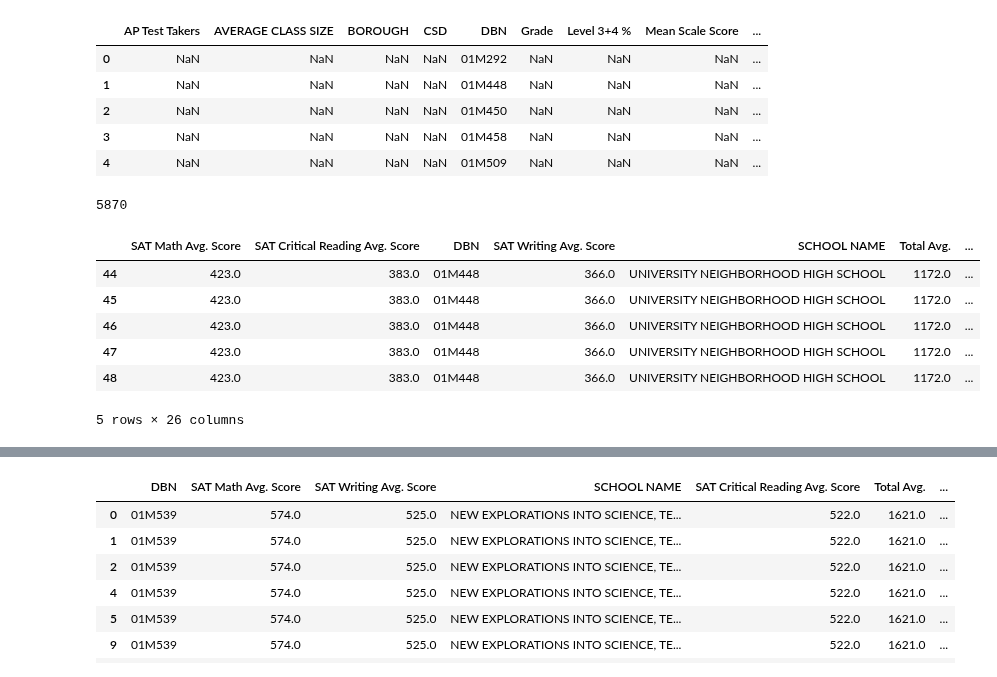
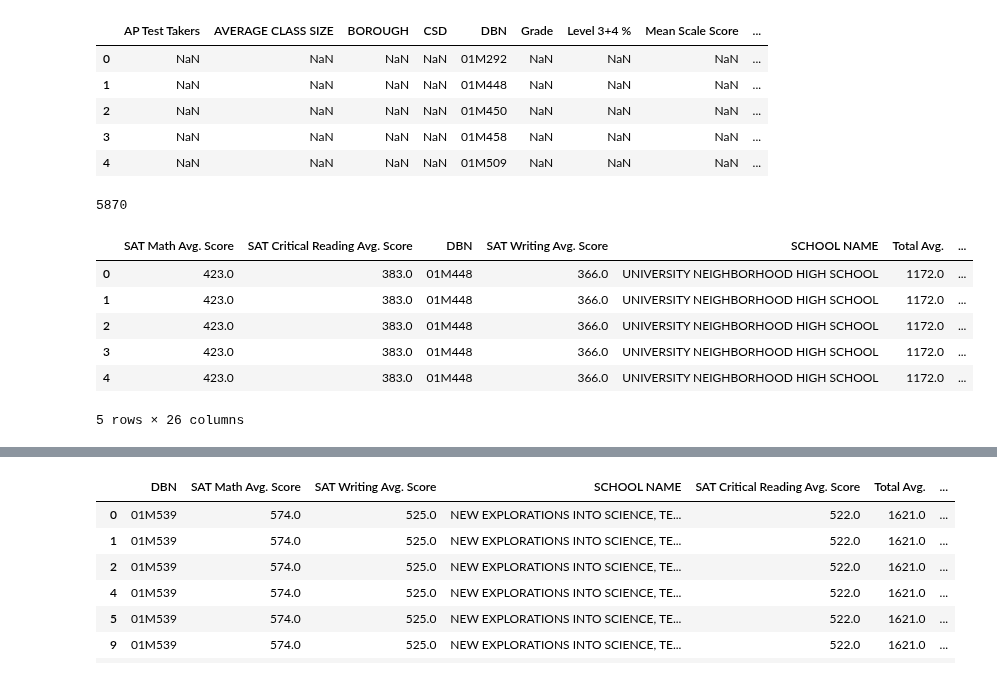
Before and after one commit to ckyko/CSC59970Project, a Jupyter notebook: school_scores.ipynb, the cells around one changed output, grey strips where cells are left out. Cells and saved outputs as stored; diff of their text form; code cells hidden in the pictures.

```diff
--- a/school_scores.ipynb
+++ b/school_scores.ipynb
@@ -400,18 +400,22 @@ comb.head()
 | 4 | NaN | NaN | NaN | NaN | 01M509 | NaN | NaN | NaN | ... |
 # %%
 comb = pd.merge(sat, sub_sch_grade, how = 'inner', on='DBN')
+comb = comb.dropna()
+comb = comb.drop_duplicates()
 comb = pd.merge(comb, sub_demo, how = 'inner', on = 'DBN')
+comb = comb.dropna()
+comb = comb.drop_duplicates()
 comb = pd.merge(comb, cl_size, how = 'inner', on = 'DBN')
 comb = comb.dropna()
 comb = comb.drop_duplicates()
 print(len(comb))
 comb.head()
 # %% [output]
 5870
 |  | SAT Math Avg. Score | SAT Critical Reading Avg. Score | DBN | SAT Writing Avg. Score | SCHOOL NAME | Total Avg. | ... |
-| 44 | 423.0 | 383.0 | 01M448 | 366.0 | UNIVERSITY NEIGHBORHOOD HIGH SCHOOL | 1172.0 | ... |
-| 45 | 423.0 | 383.0 | 01M448 | 366.0 | UNIVERSITY NEIGHBORHOOD HIGH SCHOOL | 1172.0 | ... |
-| 46 | 423.0 | 383.0 | 01M448 | 366.0 | UNIVERSITY NEIGHBORHOOD HIGH SCHOOL | 1172.0 | ... |
-| 47 | 423.0 | 383.0 | 01M448 | 366.0 | UNIVERSITY NEIGHBORHOOD HIGH SCHOOL | 1172.0 | ... |
-| 48 | 423.0 | 383.0 | 01M448 | 366.0 | UNIVERSITY NEIGHBORHOOD HIGH SCHOOL | 1172.0 | ... |
+| 0 | 423.0 | 383.0 | 01M448 | 366.0 | UNIVERSITY NEIGHBORHOOD HIGH SCHOOL | 1172.0 | ... |
+| 1 | 423.0 | 383.0 | 01M448 | 366.0 | UNIVERSITY NEIGHBORHOOD HIGH SCHOOL | 1172.0 | ... |
+| 2 | 423.0 | 383.0 | 01M448 | 366.0 | UNIVERSITY NEIGHBORHOOD HIGH SCHOOL | 1172.0 | ... |
+| 3 | 423.0 | 383.0 | 01M448 | 366.0 | UNIVERSITY NEIGHBORHOOD HIGH SCHOOL | 1172.0 | ... |
+| 4 | 423.0 | 383.0 | 01M448 | 366.0 | UNIVERSITY NEIGHBORHOOD HIGH SCHOOL | 1172.0 | ... |
 5 rows × 26 columns
```
Also changed, not shown: parts of 10 cells of this notebook.
